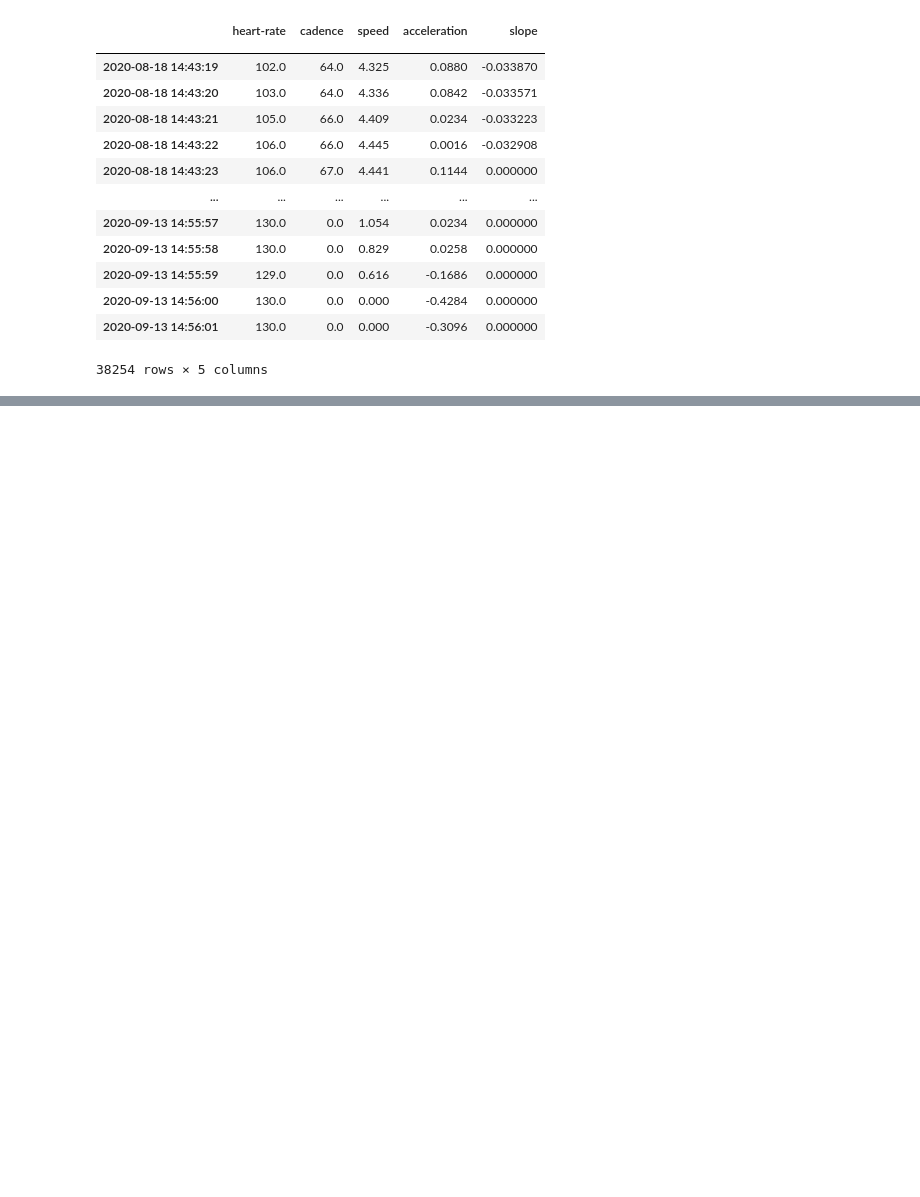
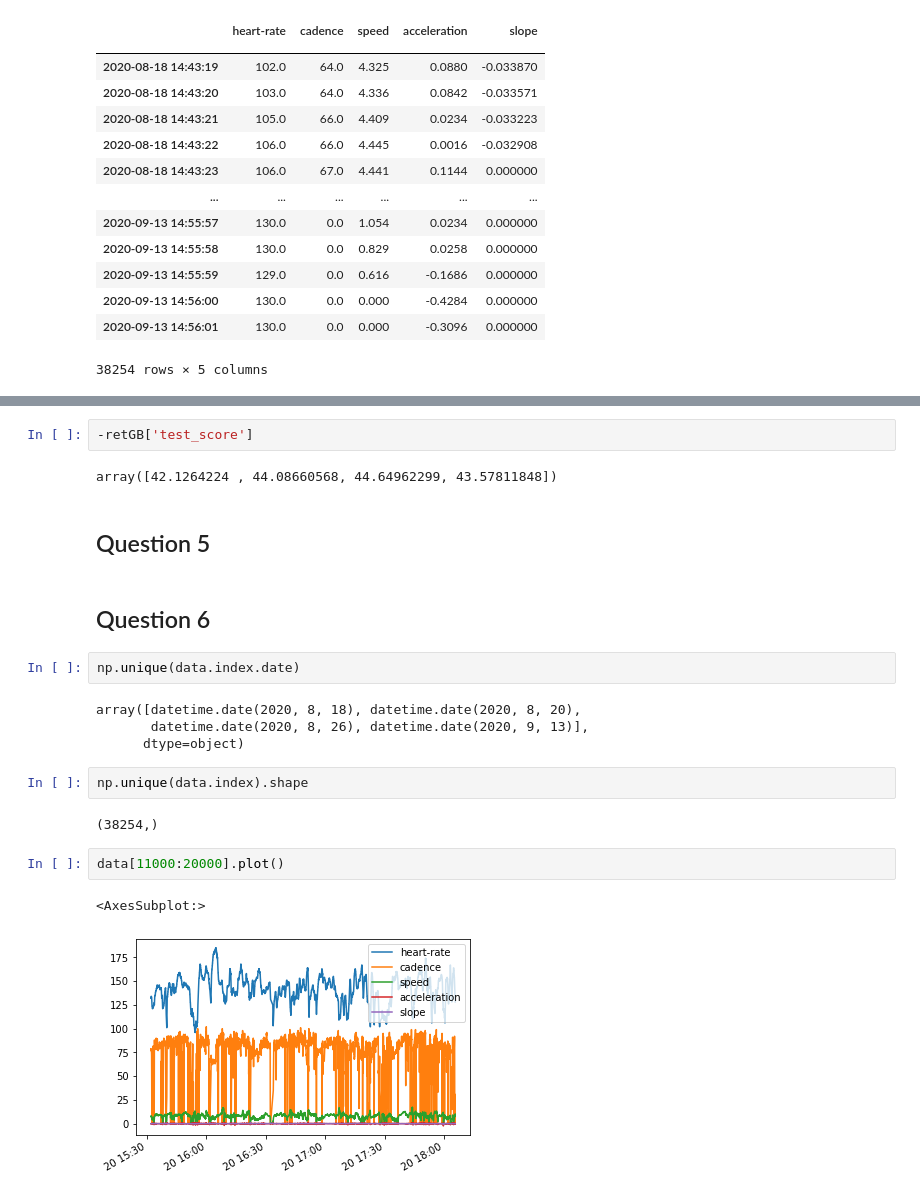
Before and after one commit to szalmaf/Machine-Learning-in-Python-with-scikit-learn, a Jupyter notebook: 0714_Wrap-up_Quiz_Model_evaluation.ipynb, the cells around one changed output, grey strips where cells are left out. Drawn from its saved outputs; the diff is of its cells as text; blank space fills up the shorter version.

```diff
--- a/0714_Wrap-up_Quiz_Model_evaluation.ipynb
+++ b/0714_Wrap-up_Quiz_Model_evaluation.ipynb
@@ -34,0 +153,23 @@ data
+# %%
+-retGB['test_score']
+# %% [output]
+array([42.1264224 , 44.08660568, 44.64962299, 43.57811848])
+# %% [markdown]
+## Question 5
+# %% [markdown]
+## Question 6
+# %%
+np.unique(data.index.date)
+# %% [output]
+array([datetime.date(2020, 8, 18), datetime.date(2020, 8, 20),
+       datetime.date(2020, 8, 26), datetime.date(2020, 9, 13)],
+      dtype=object)
+# %%
+np.unique(data.index).shape
+# %% [output]
+(38254,)
+# %%
+data[11000:20000].plot()
+# %% [output]
+<AxesSubplot:>
+[figure, added]
```
Also changed, not shown: parts of 56 cells of this notebook.
